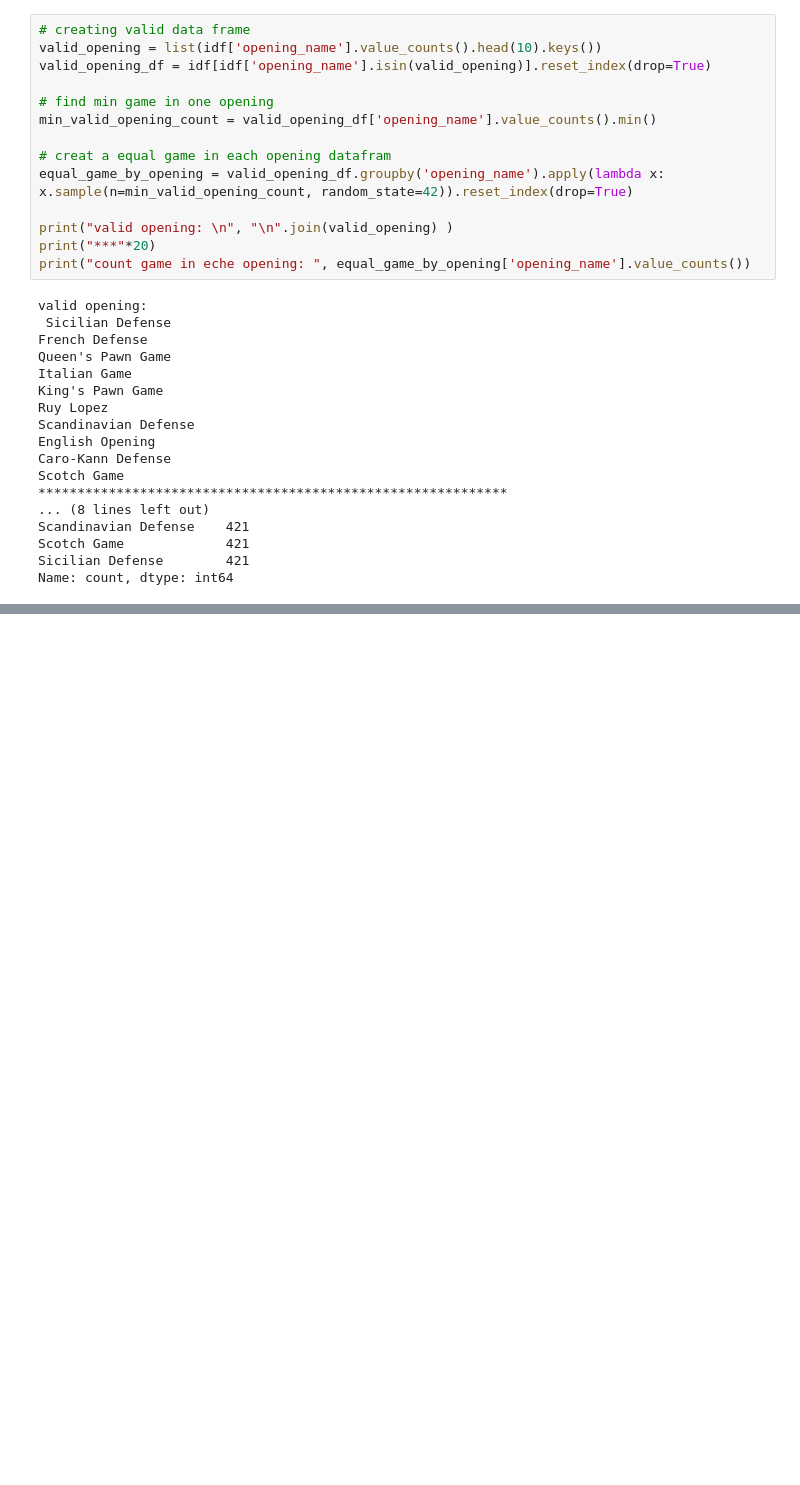
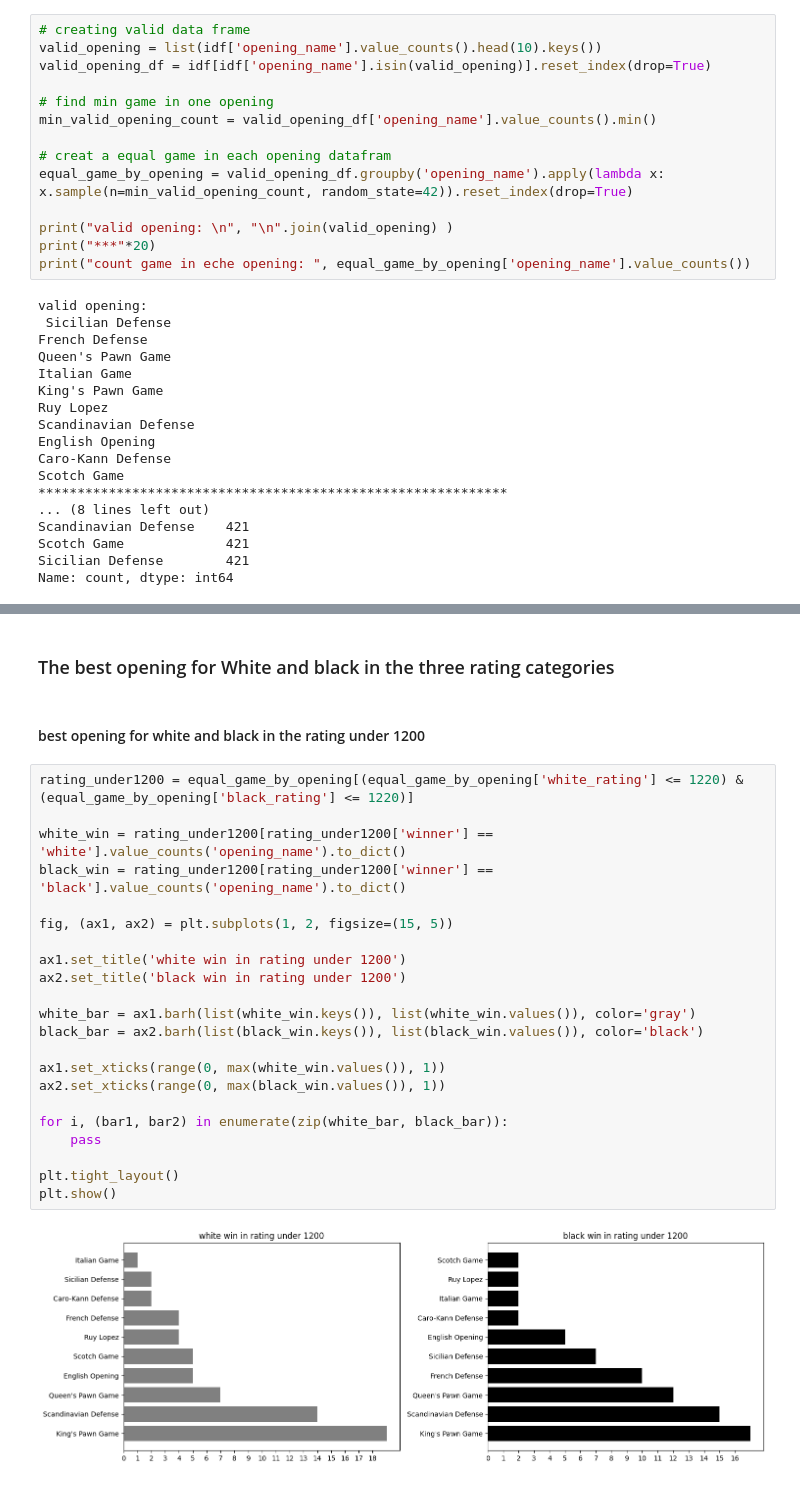
Before and after one commit to MrShotgun1182/chess_opening_analys, a Jupyter notebook: base_analys.ipynb, the cells around one changed output, grey strips where cells are left out. Saved outputs shown, nothing was run; the diff lists cells and outputs as text; blank space fills up the shorter version.

```diff
--- a/base_analys.ipynb
+++ b/base_analys.ipynb
@@ -203,3 +202,31 @@ compare_plot(valid_opening, white_win, black_win, category_name)
 plt.show()
 # %% [output]
 [figure]
+# %% [markdown]
+### The best opening for White and black in the three rating categories
+# %% [markdown]
+#### best opening for white and black in the rating under 1200
+# %%
+rating_under1200 = equal_game_by_opening[(equal_game_by_opening['white_rating'] <= 1220) & (equal_game_by_opening['black_rating'] <= 1220)]
+
+white_win = rating_under1200[rating_under1200['winner'] == 'white'].value_counts('opening_name').to_dict()
+black_win = rating_under1200[rating_under1200['winner'] == 'black'].value_counts('opening_name').to_dict()
+
+fig, (ax1, ax2) = plt.subplots(1, 2, figsize=(15, 5))
+
+ax1.set_title('white win in rating under 1200')
+ax2.set_title('black win in rating under 1200')
+
+white_bar = ax1.barh(list(white_win.keys()), list(white_win.values()), color='gray')
+black_bar = ax2.barh(list(black_win.keys()), list(black_win.values()), color='black')
+
+ax1.set_xticks(range(0, max(white_win.values()), 1))
+ax2.set_xticks(range(0, max(black_win.values()), 1))
+
+for i, (bar1, bar2) in enumerate(zip(white_bar, black_bar)):
+    pass
+
+plt.tight_layout()
+plt.show()
+# %% [output]
+[figure, added]
```
Also changed, not shown: parts of 6 cells of this notebook.
